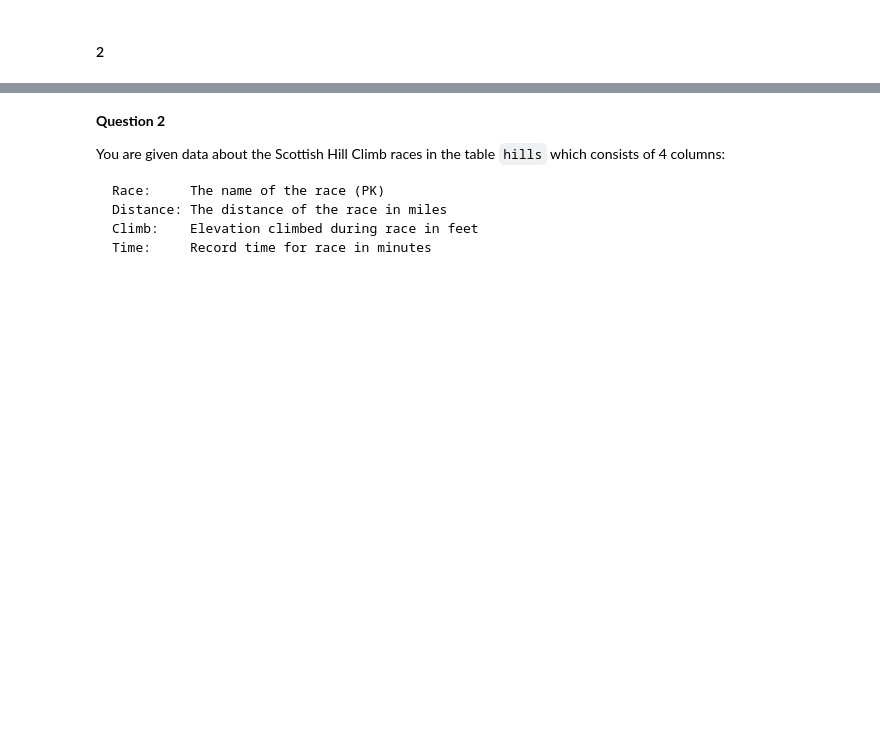
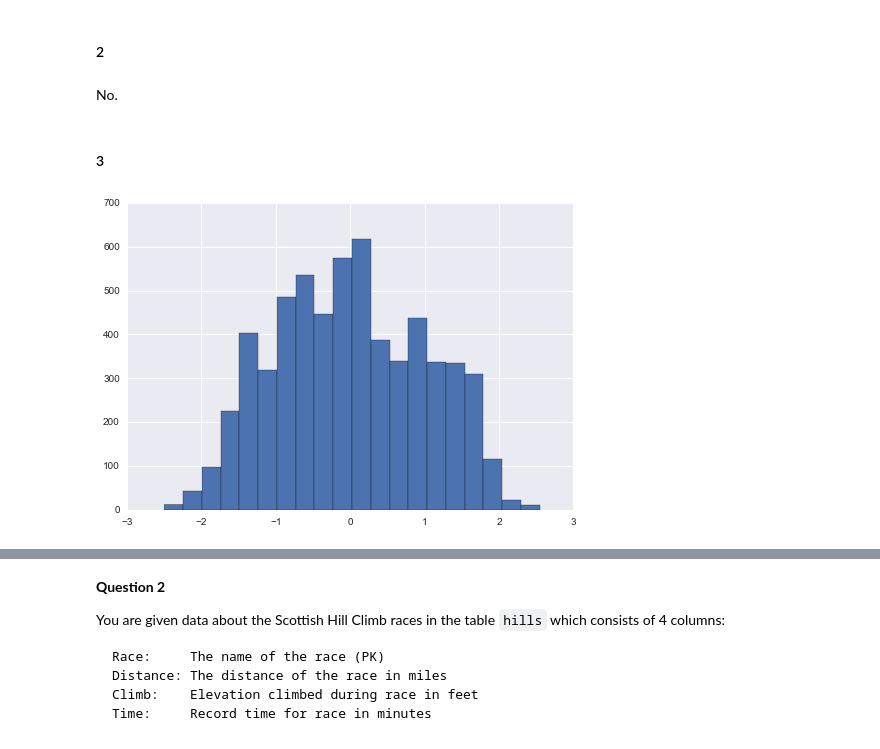
Before and after one commit to carlespoles/DSCI6002-student, a Jupyter notebook: week6/6-4_RegDiag/DSCI6002-6.4-Lab-CarlesPolesMielgo.ipynb, the cells around one changed output, grey strips where cells are left out. Saved outputs shown, nothing was run; the diff lists cells and outputs as text; code cells hidden in the pictures; blank space fills up the shorter version.

```diff
--- a/week6/6-4_RegDiag/DSCI6002-6.4-Lab-CarlesPolesMielgo.ipynb
+++ b/week6/6-4_RegDiag/DSCI6002-6.4-Lab-CarlesPolesMielgo.ipynb
@@ -168,2 +140,12 @@ sns.residplot('fitted_values', 'y', homer);
 # %% [markdown]
 #### 2
+# %% [markdown]
+No.
+# %% [markdown]
+#### 3
+# %%
+# Histogram of residuals.
+res1 = results.resid
+hist(res1, bins = 20);
+# %% [output]
+[figure, added]
```
Also changed, not shown: parts of 22 cells of this notebook.
